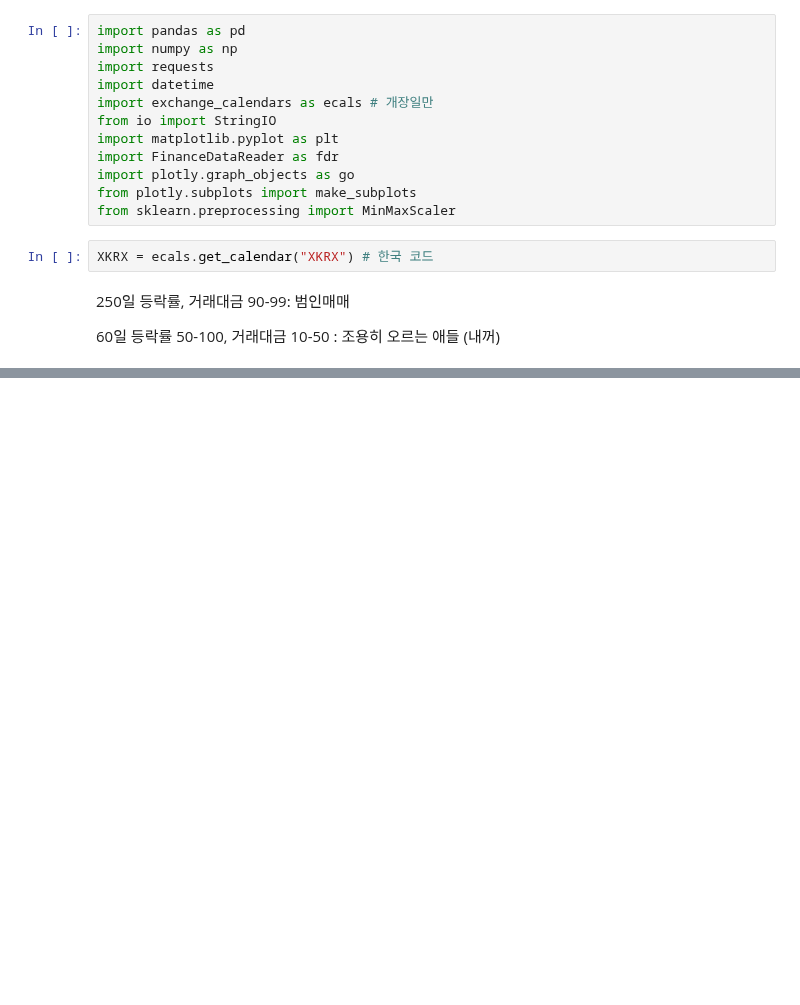
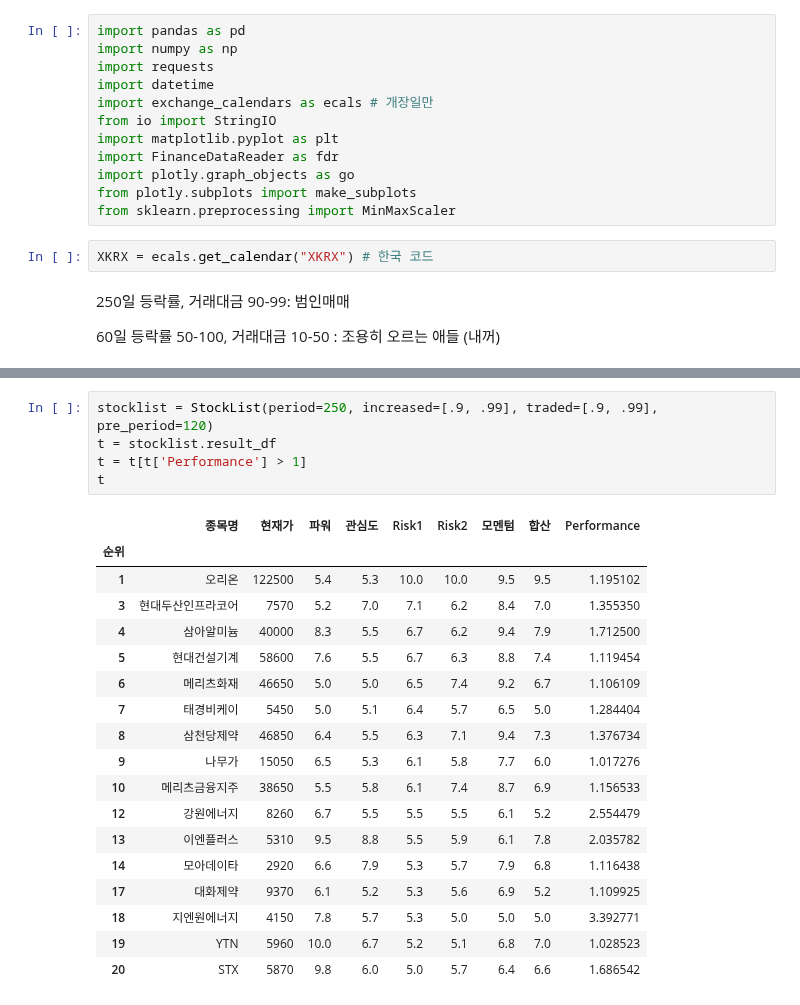
Before and after one commit to yeonghun00/stock-notes, a Jupyter notebook: useful/good_stocks.ipynb, the cells around one changed output, grey strips where cells are left out. Cells and saved outputs as stored; diff of their text form; blank space fills up the shorter version.

```diff
--- a/useful/good_stocks.ipynb
+++ b/useful/good_stocks.ipynb
@@ -234,3 +223,27 @@ files.download('king_df.csv')
 # %% [output]
 [interactive output not drawn]
 [interactive output not drawn]
+# %%
+stocklist = StockList(period=250, increased=[.9, .99], traded=[.9, .99], pre_period=120)
+t = stocklist.result_df
+t = t[t['Performance'] > 1]
+t
+# %% [output]
+|  | 종목명 | 현재가 | 파워 | 관심도 | Risk1 | Risk2 | 모멘텀 | 합산 | Performance |
+| 순위 |  |  |  |  |  |  |  |  |  |
+| 1 | 오리온 | 122500 | 5.4 | 5.3 | 10.0 | 10.0 | 9.5 | 9.5 | 1.195102 |
+| 3 | 현대두산인프라코어 | 7570 | 5.2 | 7.0 | 7.1 | 6.2 | 8.4 | 7.0 | 1.355350 |
+| 4 | 삼아알미늄 | 40000 | 8.3 | 5.5 | 6.7 | 6.2 | 9.4 | 7.9 | 1.712500 |
+| 5 | 현대건설기계 | 58600 | 7.6 | 5.5 | 6.7 | 6.3 | 8.8 | 7.4 | 1.119454 |
+| 6 | 메리츠화재 | 46650 | 5.0 | 5.0 | 6.5 | 7.4 | 9.2 | 6.7 | 1.106109 |
+| 7 | 태경비케이 | 5450 | 5.0 | 5.1 | 6.4 | 5.7 | 6.5 | 5.0 | 1.284404 |
+| 8 | 삼천당제약 | 46850 | 6.4 | 5.5 | 6.3 | 7.1 | 9.4 | 7.3 | 1.376734 |
+| 9 | 나무가 | 15050 | 6.5 | 5.3 | 6.1 | 5.8 | 7.7 | 6.0 | 1.017276 |
+| 10 | 메리츠금융지주 | 38650 | 5.5 | 5.8 | 6.1 | 7.4 | 8.7 | 6.9 | 1.156533 |
+| 12 | 강원에너지 | 8260 | 6.7 | 5.5 | 5.5 | 5.5 | 6.1 | 5.2 | 2.554479 |
+| 13 | 이엔플러스 | 5310 | 9.5 | 8.8 | 5.5 | 5.9 | 6.1 | 7.8 | 2.035782 |
+| 14 | 모아데이타 | 2920 | 6.6 | 7.9 | 5.3 | 5.7 | 7.9 | 6.8 | 1.116438 |
+| 17 | 대화제약 | 9370 | 6.1 | 5.2 | 5.3 | 5.6 | 6.9 | 5.2 | 1.109925 |
+| 18 | 지엔원에너지 | 4150 | 7.8 | 5.7 | 5.3 | 5.0 | 5.0 | 5.0 | 3.392771 |
+| 19 | YTN | 5960 | 10.0 | 6.7 | 5.2 | 5.1 | 6.8 | 7.0 | 1.028523 |
+| 20 | STX | 5870 | 9.8 | 6.0 | 5.0 | 5.7 | 6.4 | 6.6 | 1.686542 |
```
Also changed, not shown: parts of 13 cells of this notebook.
